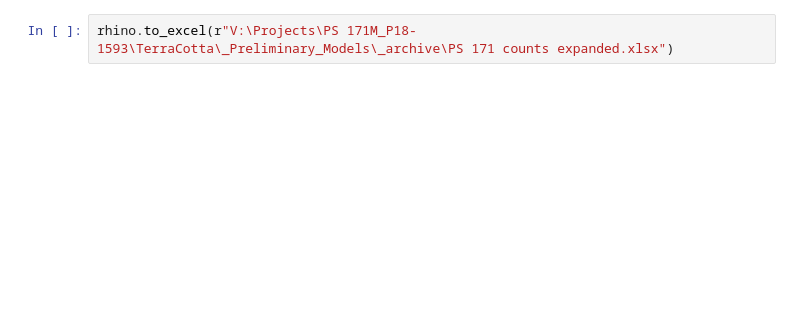
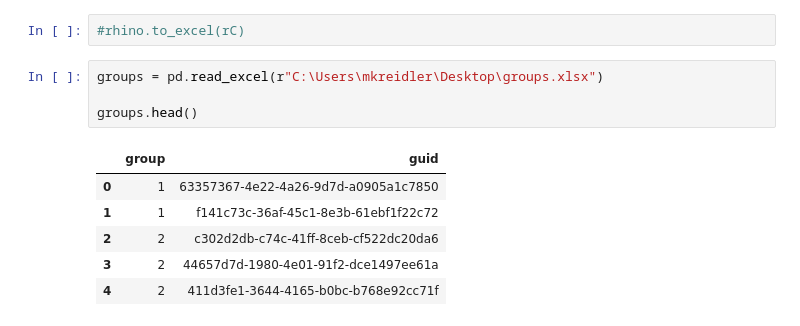
Before and after one commit to mj-bvtc/pythonTest, a Jupyter notebook: ipynotebooks/PS 171.ipynb, the cells around one changed output. Saved outputs shown, nothing was run; the diff lists cells and outputs as text; blank space fills up the shorter version.

```diff
--- a/ipynotebooks/PS 171.ipynb
+++ b/ipynotebooks/PS 171.ipynb
@@ -92,2 +92,13 @@ rhino
-# %%
-rhino.to_excel(r"V:\Projects\PS 171M_P18-1593\TerraCotta\_Preliminary_Models\_archive\PS 171 counts expanded.xlsx")
+# %%
+#rhino.to_excel(rC)
+# %%
+groups = pd.read_excel(r"C:\Users\mkreidler\Desktop\groups.xlsx")
+
+groups.head()
+# %% [output]
+|  | group | guid |
+| 0 | 1 | 63357367-4e22-4a26-9d7d-a0905a1c7850 |
+| 1 | 1 | f141c73c-36af-45c1-8e3b-61ebf1f22c72 |
+| 2 | 2 | c302d2db-c74c-41ff-8ceb-cf522dc20da6 |
+| 3 | 2 | 44657d7d-1980-4e01-91f2-dce1497ee61a |
+| 4 | 2 | 411d3fe1-3644-4165-b0bc-b768e92cc71f |
```
Also changed, not shown: parts of 4 cells of this notebook, 20 other files.
